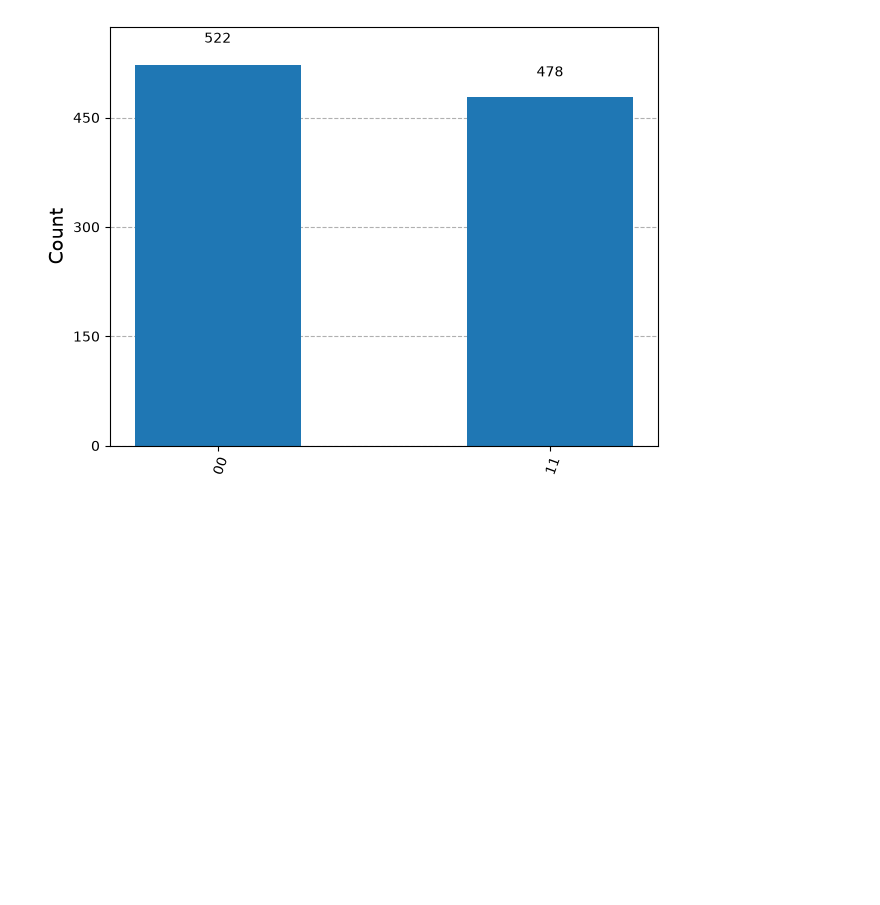
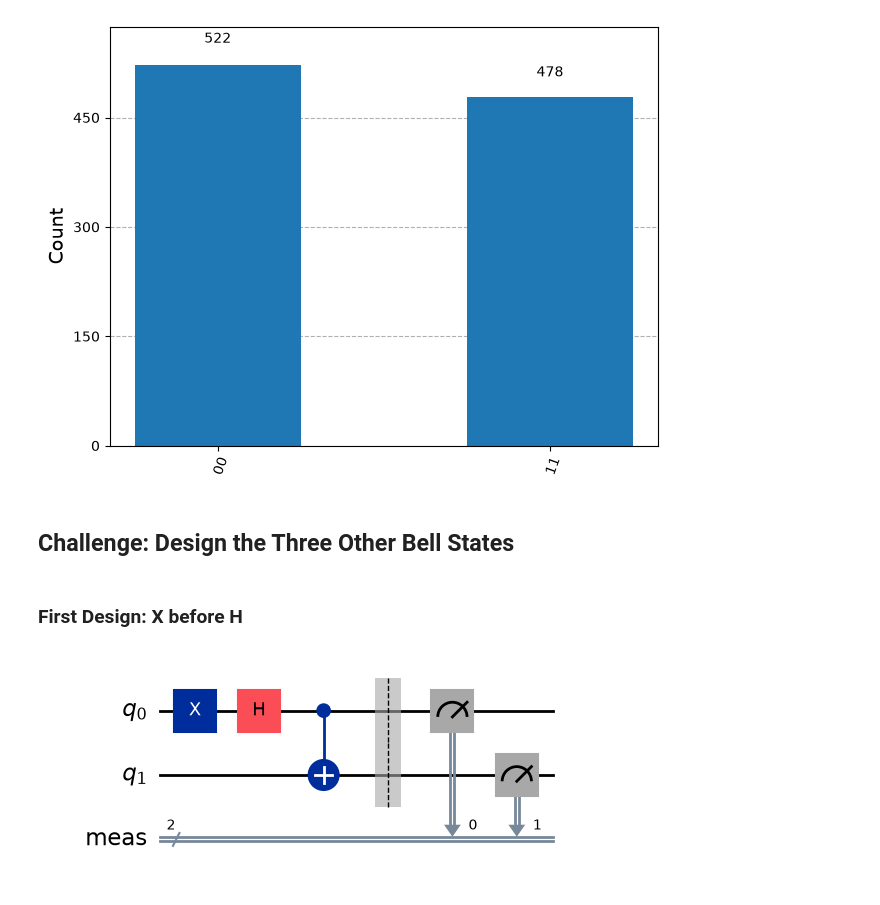
Before and after one commit to cory495/quantum-computing, a Jupyter notebook: notebooks/01_first_quantum_computer.ipynb, the cells around one changed output. Drawn from its saved outputs; the diff is of its cells as text; code cells hidden in the pictures; blank space fills up the shorter version.

Commit message:
Did the challenge for the first tutorial

```diff
--- a/notebooks/01_first_quantum_computer.ipynb
+++ b/notebooks/01_first_quantum_computer.ipynb
@@ -117,3 +142,17 @@ counts = run_circuit_and_get_counts(bell, backend, shots=1000)
 plot_histogram(counts)
 # %% [output]
 [figure]
+# %% [markdown]
+## Challenge: Design the Three Other Bell States
+# %% [markdown]
+### First Design: X before H
+# %%
+bell = QuantumCircuit(2)
+bell.x(0)
+bell.h(0)
+bell.cx(0, 1)
+
+bell.measure_all()
+bell.draw("mpl")
+# %% [output]
+[figure, added]
```
Also changed, not shown: parts of 12 cells of this notebook, 1 other file.
